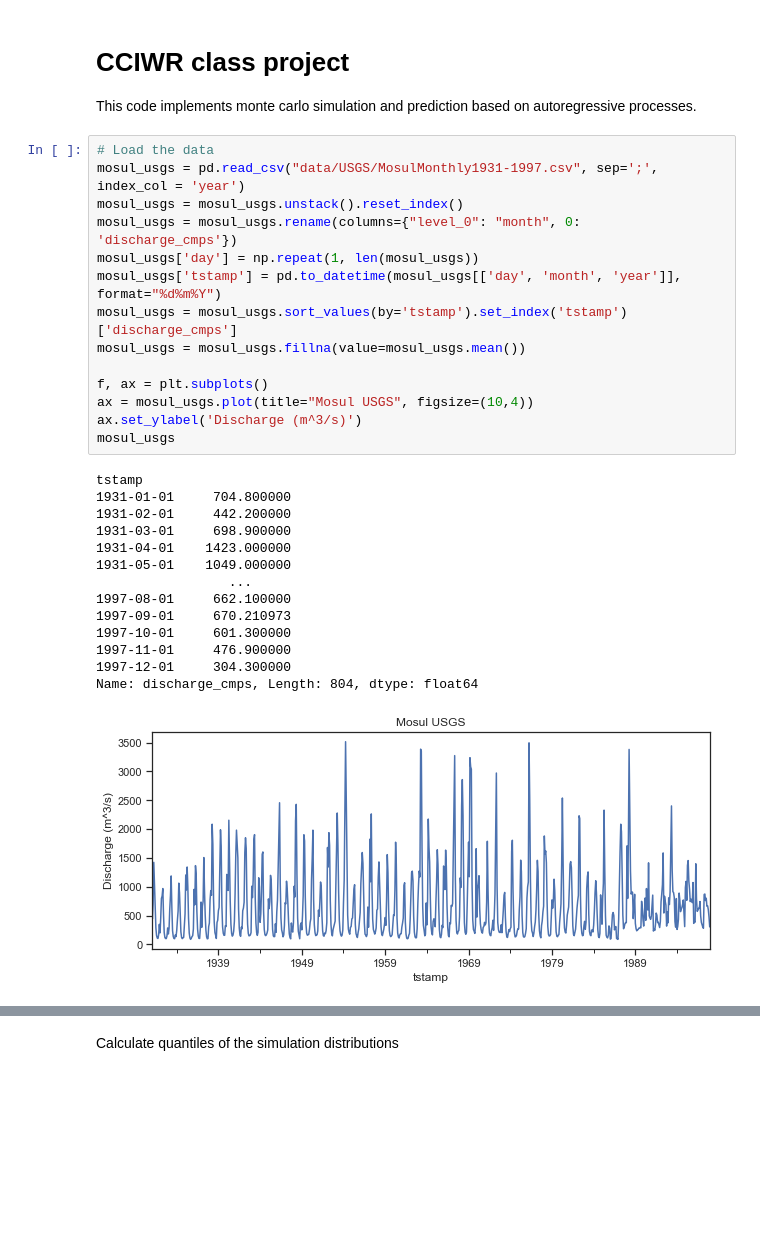
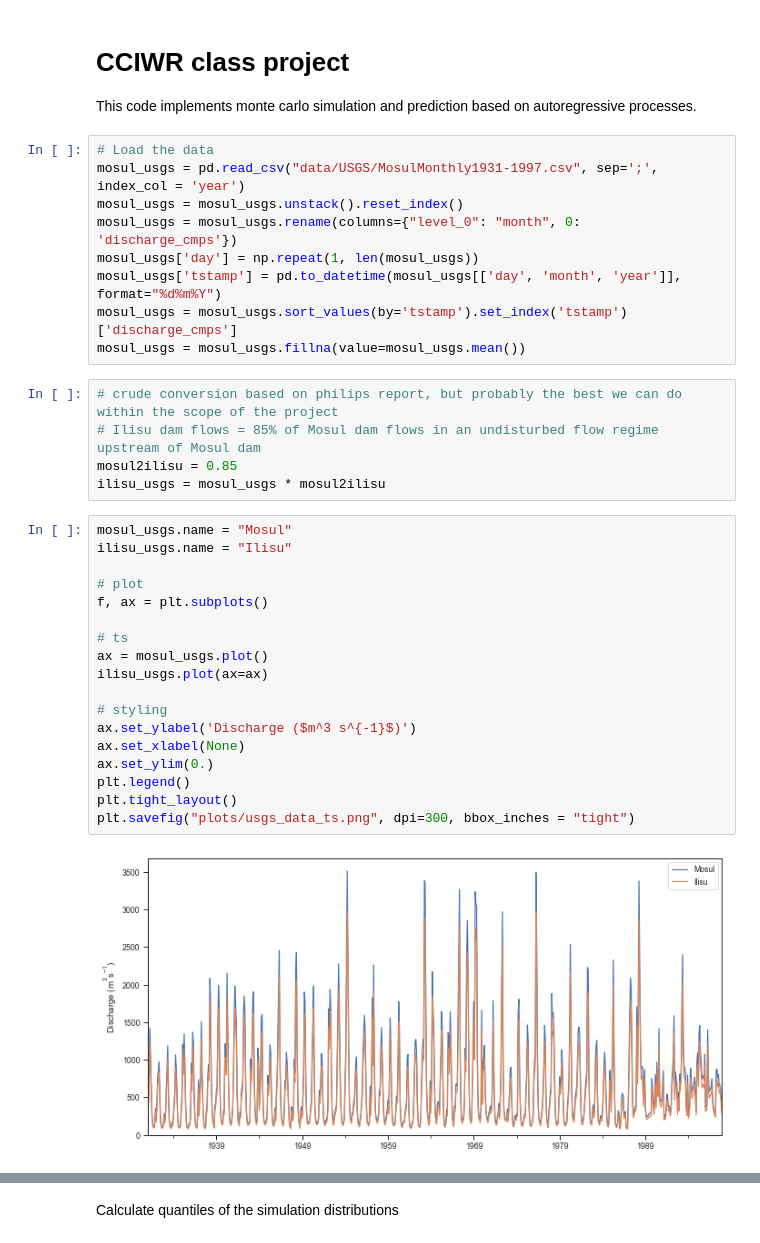
Before and after one commit to derpyninja/cciwr, a Jupyter notebook: monte_carlo_simulation.ipynb, the cells around one changed output, grey strips where cells are left out. Drawn from its saved outputs; the diff is of its cells as text; blank space fills up the shorter version.

```diff
--- a/monte_carlo_simulation.ipynb
+++ b/monte_carlo_simulation.ipynb
@@ -43,23 +43,28 @@ mosul_usgs['day'] = np.repeat(1, len(mosul_usgs))
 mosul_usgs['tstamp'] = pd.to_datetime(mosul_usgs[['day', 'month', 'year']], format="%d%m%Y")
 mosul_usgs = mosul_usgs.sort_values(by='tstamp').set_index('tstamp')['discharge_cmps']
 mosul_usgs = mosul_usgs.fillna(value=mosul_usgs.mean())
-
-f, ax = plt.subplots()
-ax = mosul_usgs.plot(title="Mosul USGS", figsize=(10,4))
-ax.set_ylabel('Discharge (m^3/s)')
-mosul_usgs
-# %% [output]
-tstamp
-1931-01-01     704.800000
-1931-02-01     442.200000
-1931-03-01     698.900000
-1931-04-01    1423.000000
-1931-05-01    1049.000000
-                 ...
-1997-08-01     662.100000
-1997-09-01     670.210973
-1997-10-01     601.300000
-1997-11-01     476.900000
-1997-12-01     304.300000
-Name: discharge_cmps, Length: 804, dtype: float64
-[figure, removed]
+# %%
+# crude conversion based on philips report, but probably the best we can do within the scope of the project
+# Ilisu dam flows = 85% of Mosul dam flows in an undisturbed flow regime upstream of Mosul dam
+mosul2ilisu = 0.85
+ilisu_usgs = mosul_usgs * mosul2ilisu
+# %%
+mosul_usgs.name = "Mosul"
+ilisu_usgs.name = "Ilisu"
+
+# plot
+f, ax = plt.subplots()
+
+# ts
+ax = mosul_usgs.plot()
+ilisu_usgs.plot(ax=ax)
+
+# styling
+ax.set_ylabel('Discharge ($m^3 s^{-1}$)')
+ax.set_xlabel(None)
+ax.set_ylim(0.)
+plt.legend()
+plt.tight_layout()
+plt.savefig("plots/usgs_data_ts.png", dpi=300, bbox_inches = "tight")
+# %% [output]
+[figure, added]
```
Also changed, not shown: parts of 40 cells of this notebook, 29 other files.
